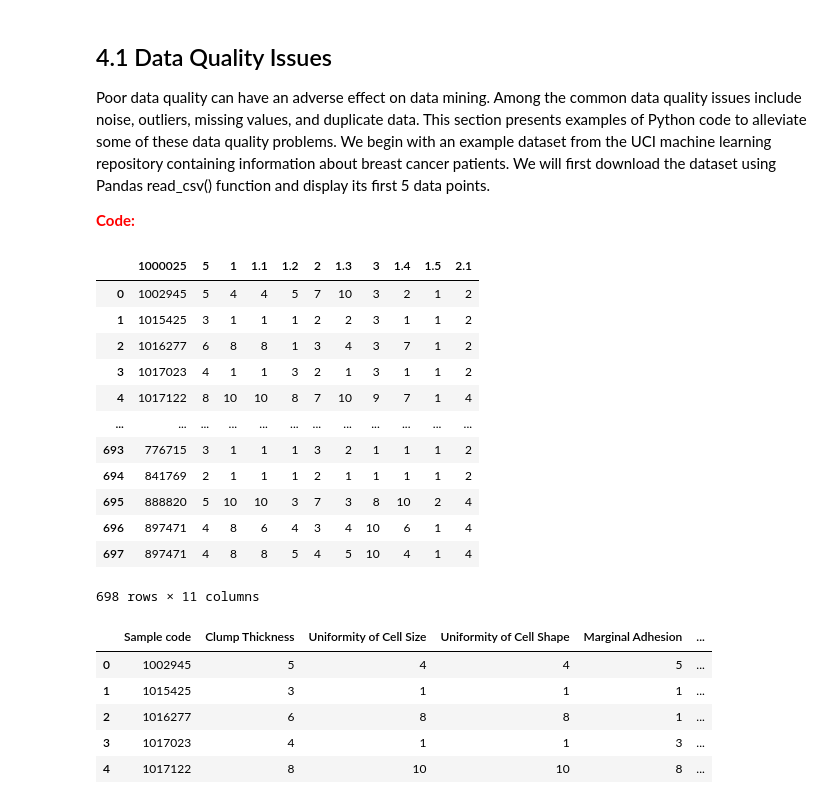
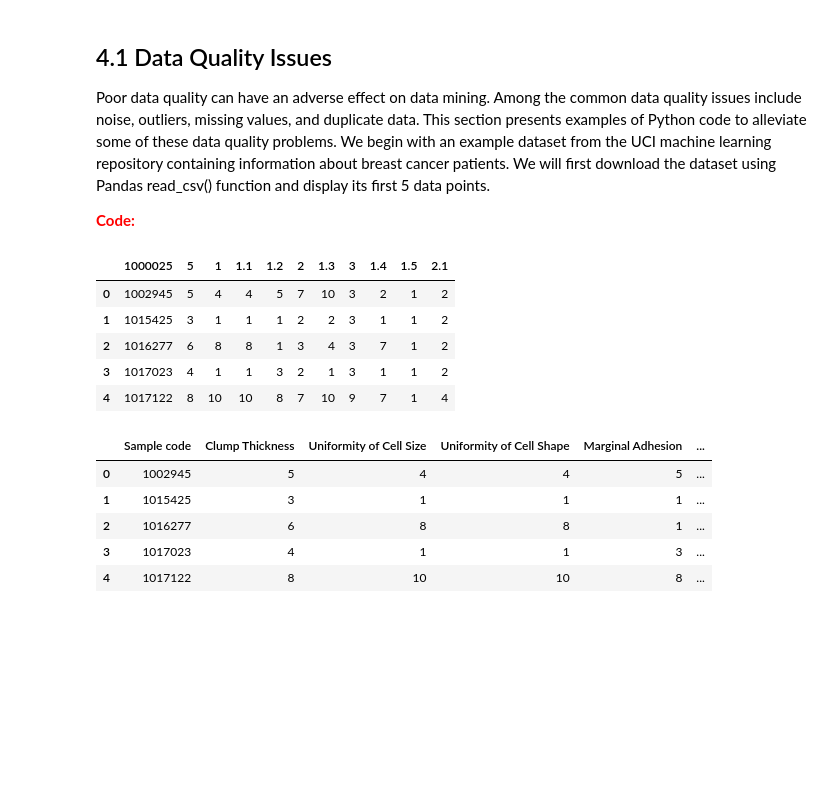
Before and after one commit to Ala-Eddine-Mezdoud/data_mining, a Jupyter notebook: Lab 2/Part1/Lab2-pre-processing - part1.ipynb, the cells around one changed output. Drawn from its saved outputs; the diff is of its cells as text; code cells hidden in the pictures; blank space fills up the shorter version.

```diff
--- a/Lab 2/Part1/Lab2-pre-processing - part1.ipynb
+++ b/Lab 2/Part1/Lab2-pre-processing - part1.ipynb
@@ -15,21 +15,14 @@ Poor data quality can have an adverse effect on data mining. Among the common da
 import pandas as pd
 # %%
 data = pd.read_csv('breast-cancer-wisconsin.data')
-data
+data.head()
 # %% [output]
 |  | 1000025 | 5 | 1 | 1.1 | 1.2 | 2 | 1.3 | 3 | 1.4 | 1.5 | 2.1 |
 | 0 | 1002945 | 5 | 4 | 4 | 5 | 7 | 10 | 3 | 2 | 1 | 2 |
 | 1 | 1015425 | 3 | 1 | 1 | 1 | 2 | 2 | 3 | 1 | 1 | 2 |
 | 2 | 1016277 | 6 | 8 | 8 | 1 | 3 | 4 | 3 | 7 | 1 | 2 |
 | 3 | 1017023 | 4 | 1 | 1 | 3 | 2 | 1 | 3 | 1 | 1 | 2 |
 | 4 | 1017122 | 8 | 10 | 10 | 8 | 7 | 10 | 9 | 7 | 1 | 4 |
-| ... | ... | ... | ... | ... | ... | ... | ... | ... | ... | ... | ... |
-| 693 | 776715 | 3 | 1 | 1 | 1 | 3 | 2 | 1 | 1 | 1 | 2 |
-| 694 | 841769 | 2 | 1 | 1 | 1 | 2 | 1 | 1 | 1 | 1 | 2 |
-| 695 | 888820 | 5 | 10 | 10 | 3 | 7 | 3 | 8 | 10 | 2 | 4 |
-| 696 | 897471 | 4 | 8 | 6 | 4 | 3 | 4 | 10 | 6 | 1 | 4 |
-| 697 | 897471 | 4 | 8 | 8 | 5 | 4 | 5 | 10 | 4 | 1 | 4 |
-698 rows × 11 columns
 # %%
 data.columns = ['Sample code', 'Clump Thickness', 'Uniformity of Cell Size', 'Uniformity of Cell Shape',
                 'Marginal Adhesion', 'Single Epithelial Cell Size', 'Bare Nuclei', 'Bland Chromatin',
```
Also changed, not shown: parts of 29 cells of this notebook.
